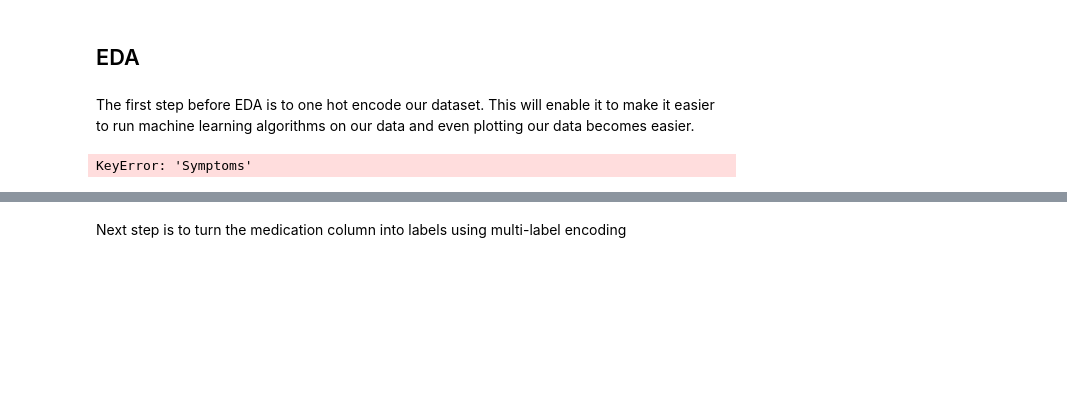
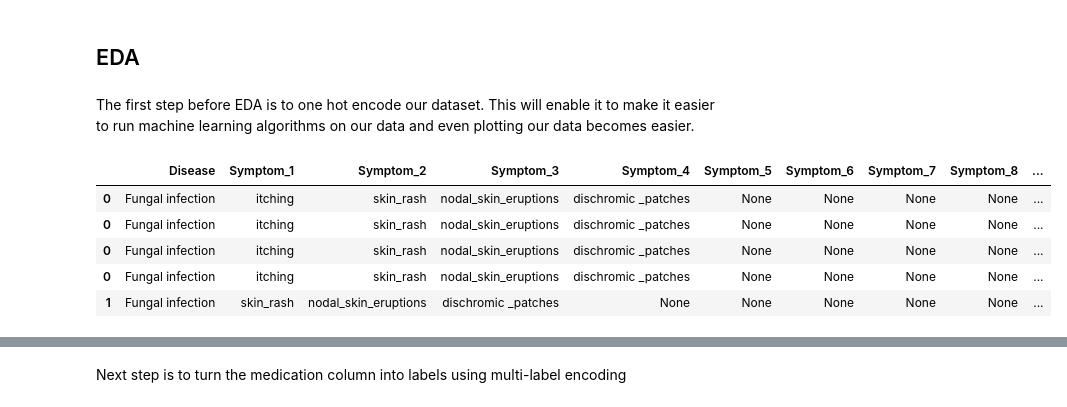
Before and after one commit to William-Itotia/Medicine-Recommendation-system, a Jupyter notebook: Untitled-1.ipynb, the cells around one changed output, grey strips where cells are left out. Saved outputs shown, nothing was run; the diff lists cells and outputs as text; code cells hidden in the pictures; blank space fills up the shorter version.

```diff
--- a/Untitled-1.ipynb
+++ b/Untitled-1.ipynb
@@ -279,26 +284,47 @@ combined_dataset
 # %% [markdown]
 The first step before EDA is to one hot encode our dataset. This will enable it to make it easier to run machine learning algorithms on our data and even plotting our data becomes easier.
 # %%
+import pandas as pd
 
-# Explode the 'Symptoms' column to split the list into individual rows
+# Assuming df is your DataFrame containing 'Symptom_1' to 'Symptom_17'
+
+# Step 1: Combine Symptom Columns into a Single Column
+combined_dataset['Symptoms'] = combined_dataset[['Symptom_1', 'Symptom_2', 'Symptom_3', 'Symptom_4',
+                     'Symptom_5', 'Symptom_6', 'Symptom_7', 'Symptom_8',
+                     'Symptom_9', 'Symptom_10', 'Symptom_11', 'Symptom_12',
+                     'Symptom_13', 'Symptom_14', 'Symptom_15', 'Symptom_16',
+                     'Symptom_17']].values.tolist()
+
+# Remove 'None' or NaN values from the list of symptoms
+combined_dataset['Symptoms'] = combined_dataset['Symptoms'].apply(lambda x: [i for i in x if i and i != 'None'])
+
+# Step 2: Explode the 'Symptoms' column to split the list into individual rows
 df_exploded = combined_dataset.explode('Symptoms')
 
-# One-hot encode the 'Symptoms' column
+# Step 3: One-hot encode the 'Symptoms' column
 symptoms_onehot = pd.get_dummies(df_exploded['Symptoms'], prefix='Symptom')
 
-# Concatenate the one-hot encoded columns back to the original dataframe
+# Step 4: Concatenate the one-hot encoded columns back to the original dataframe
 df_encoded = pd.concat([df_exploded, symptoms_onehot], axis=1)
 
-# Drop the original 'Symptoms' column as it's now encoded
+# Step 5: Drop the original 'Symptoms' column as it's now encoded
 df_encoded = df_encoded.drop(columns=['Symptoms'])
 
+# Step 6: Convert any non-zero values to 1 to ensure binary format
+df_encoded[symptoms_onehot.columns] = df_encoded[symptoms_onehot.columns].applymap(lambda x: 1 if x > 0 else 0)
+
+# Final DataFrame
 df_final = df_encoded
-# Convert any non-zero values to 1 to ensure binary format
-df_final[symptoms_onehot.columns] = df_final[symptoms_onehot.columns].applymap(lambda x: 1 if x > 0 else 0)
 
+# Display the first few rows of the final DataFrame
 df_final.head()
 # %% [output]
-KeyError: 'Symptoms'
+|  | Disease | Symptom_1 | Symptom_2 | Symptom_3 | Symptom_4 | Symptom_5 | Symptom_6 | Symptom_7 | Symptom_8 | ... |
+| 0 | Fungal infection | itching | skin_rash | nodal_skin_eruptions | dischromic _patches | None | None | None | None | ... |
+| 0 | Fungal infection | itching | skin_rash | nodal_skin_eruptions | dischromic _patches | None | None | None | None | ... |
+| 0 | Fungal infection | itching | skin_rash | nodal_skin_eruptions | dischromic _patches | None | None | None | None | ... |
+| 0 | Fungal infection | itching | skin_rash | nodal_skin_eruptions | dischromic _patches | None | None | None | None | ... |
+| 1 | Fungal infection | skin_rash | nodal_skin_eruptions | dischromic _patches | None | None | None | None | None | ... |
 # %%
 df_final.shape
 # %% [output]
```
Also changed, not shown: parts of 14 cells of this notebook.
